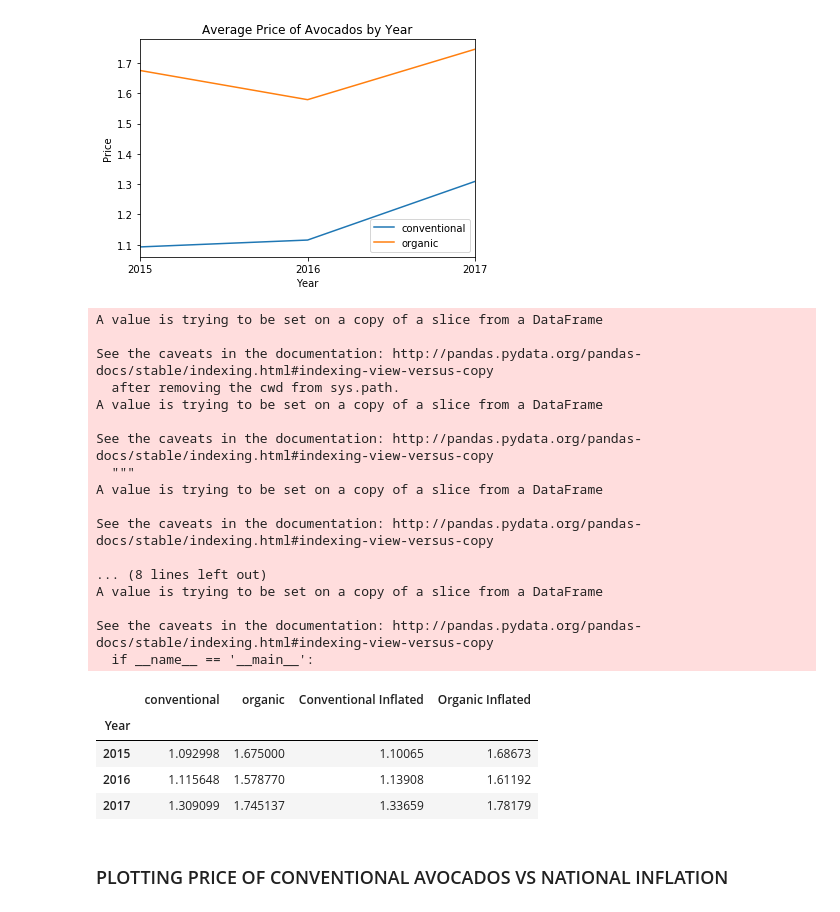
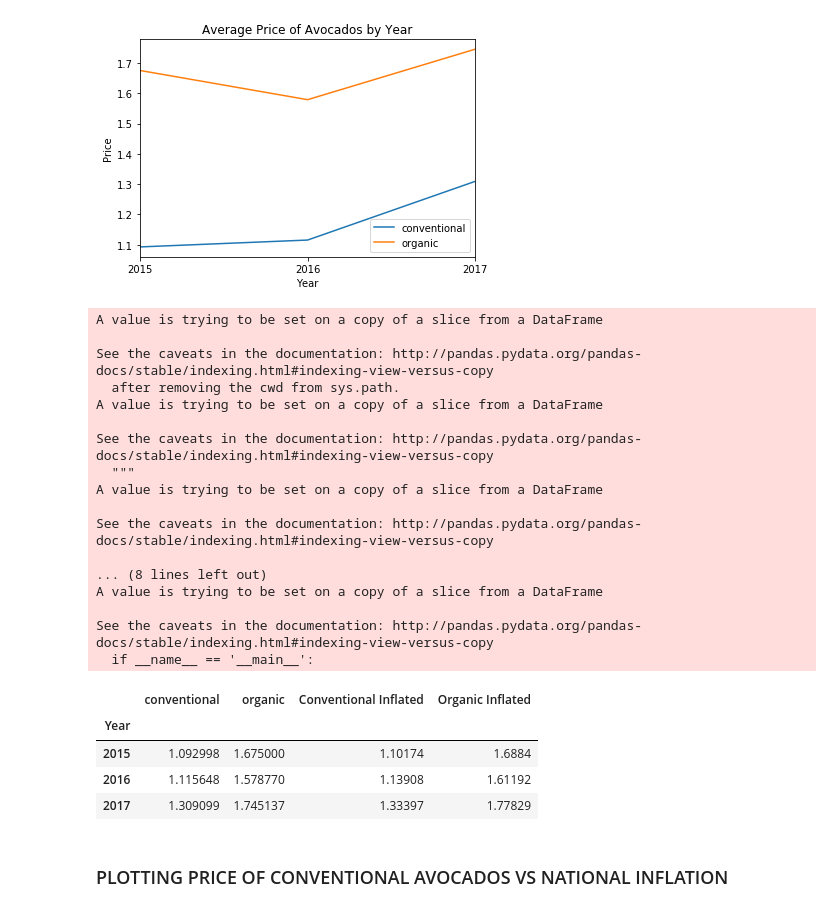
Before and after one commit to lourdesrm/AvocadoMadness, a Jupyter notebook: FinalPlotSummaries.ipynb, the cells around one changed output. Cells and saved outputs as stored; diff of their text form; code cells hidden in the pictures.

```diff
--- a/FinalPlotSummaries.ipynb
+++ b/FinalPlotSummaries.ipynb
@@ -296,38 +296,38 @@ ax2.get_figure().savefig('Resources/screenshots/InflationRatesVsPriceByYearOvera
 # %%
 avg_inflated_df.reset_index(drop=False)
 avg_inflated_df['Conventional Inflated'] = ''
 avg_inflated_df['Organic Inflated'] = ''
-avg_inflated_df['Conventional Inflated'][2015] = avg_inflated_df['conventional'][2015]*1.007
-avg_inflated_df['Organic Inflated'][2015] = avg_inflated_df['organic'][2015]*1.007
+avg_inflated_df['Conventional Inflated'][2015] = avg_inflated_df['conventional'][2015]*1.008
+avg_inflated_df['Organic Inflated'][2015] = avg_inflated_df['organic'][2015]*1.008
 avg_inflated_df['Conventional Inflated'][2016] = avg_inflated_df['conventional'][2016]*1.021
 avg_inflated_df['Organic Inflated'][2016] = avg_inflated_df['organic'][2016]*1.021
-avg_inflated_df['Conventional Inflated'][2017] = avg_inflated_df['conventional'][2017]*1.021
-avg_inflated_df['Organic Inflated'][2017] = avg_inflated_df['organic'][2017]*1.021
+avg_inflated_df['Conventional Inflated'][2017] = avg_inflated_df['conventional'][2017]*1.019
+avg_inflated_df['Organic Inflated'][2017] = avg_inflated_df['organic'][2017]*1.019
 avg_inflated_df = avg_inflated_df
 avg_inflated_df
 # %% [output]
 A value is trying to be set on a copy of a slice from a DataFrame
 
 See the caveats in the documentation: http://pandas.pydata.org/pandas-docs/stable/indexing.html#indexing-view-versus-copy
   after removing the cwd from sys.path.
 A value is trying to be set on a copy of a slice from a DataFrame
 
 See the caveats in the documentation: http://pandas.pydata.org/pandas-docs/stable/indexing.html#indexing-view-versus-copy
   """
 A value is trying to be set on a copy of a slice from a DataFrame
 
 See the caveats in the documentation: http://pandas.pydata.org/pandas-docs/stable/indexing.html#indexing-view-versus-copy
 
 ... (8 lines left out)
 A value is trying to be set on a copy of a slice from a DataFrame
 
 See the caveats in the documentation: http://pandas.pydata.org/pandas-docs/stable/indexing.html#indexing-view-versus-copy
   if __name__ == '__main__':
 |  | conventional | organic | Conventional Inflated | Organic Inflated |
 | Year |  |  |  |  |
-| 2015 | 1.092998 | 1.675000 | 1.10065 | 1.68673 |
+| 2015 | 1.092998 | 1.675000 | 1.10174 | 1.6884 |
 | 2016 | 1.115648 | 1.578770 | 1.13908 | 1.61192 |
-| 2017 | 1.309099 | 1.745137 | 1.33659 | 1.78179 |
+| 2017 | 1.309099 | 1.745137 | 1.33397 | 1.77829 |
 # %% [markdown]
 ### PLOTTING PRICE OF CONVENTIONAL AVOCADOS VS NATIONAL INFLATION
 # %%
```
Also changed, not shown: parts of 1 cell of this notebook, 7 other files.
